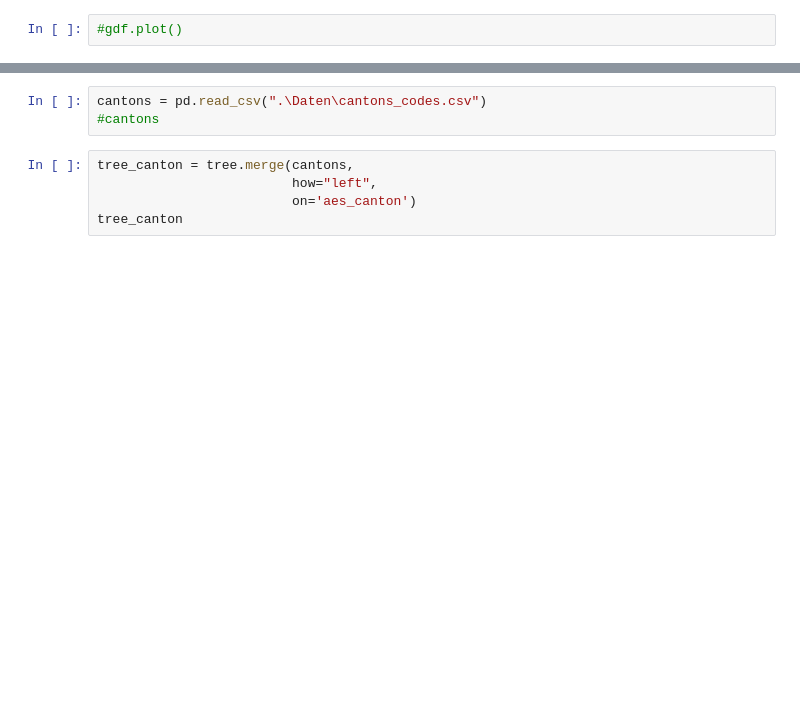
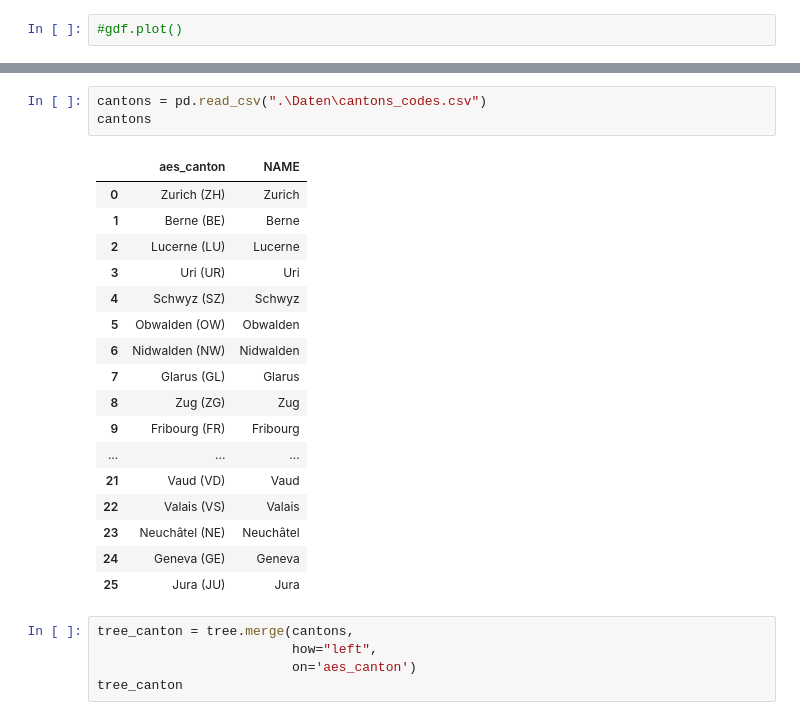
Before and after one commit to CptMeh/OpenData, a Jupyter notebook: Untitled.ipynb, the cells around one changed output, grey strips where cells are left out. Drawn from its saved outputs; the diff is of its cells as text; blank space fills up the shorter version.

```diff
--- a/Untitled.ipynb
+++ b/Untitled.ipynb
@@ -39,6 +53,24 @@ tree = tree.dropna(how = 'any', axis = 0)
 # %%
 cantons = pd.read_csv(".\Daten\cantons_codes.csv")
-#cantons
+cantons
+# %% [output]
+|  | aes_canton | NAME |
+| 0 | Zurich (ZH) | Zurich |
+| 1 | Berne (BE) | Berne |
+| 2 | Lucerne (LU) | Lucerne |
+| 3 | Uri (UR) | Uri |
+| 4 | Schwyz (SZ) | Schwyz |
+| 5 | Obwalden (OW) | Obwalden |
+| 6 | Nidwalden (NW) | Nidwalden |
+| 7 | Glarus (GL) | Glarus |
+| 8 | Zug (ZG) | Zug |
+| 9 | Fribourg (FR) | Fribourg |
+| ... | ... | ... |
+| 21 | Vaud (VD) | Vaud |
+| 22 | Valais (VS) | Valais |
+| 23 | Neuchâtel (NE) | Neuchâtel |
+| 24 | Geneva (GE) | Geneva |
+| 25 | Jura (JU) | Jura |
 # %%
 tree_canton = tree.merge(cantons,
                          how="left",
```
Also changed, not shown: parts of 4 cells of this notebook.
